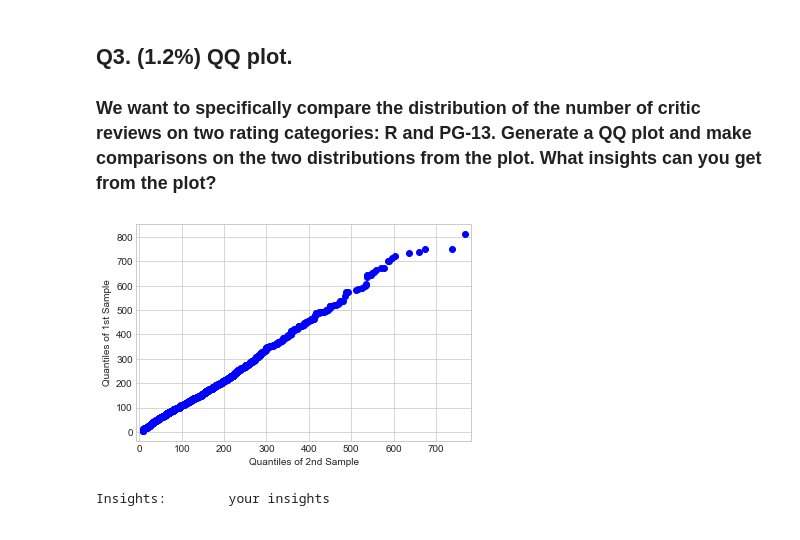
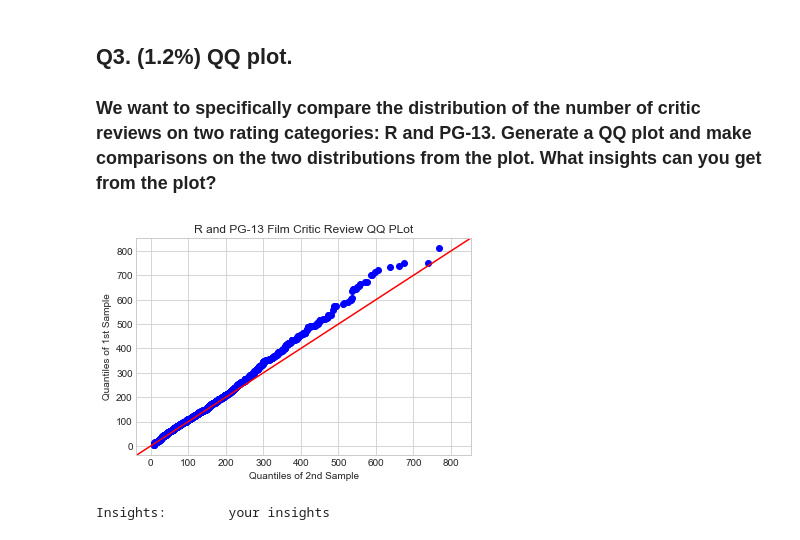
Before and after one commit to carlit-os/datasci_hw2_plots, a Jupyter notebook: HW2.ipynb, the cells around one changed output. Cells and saved outputs as stored; diff of their text form; code cells hidden in the pictures.

Commit message:
Stuck on adding title to Q4

```diff
--- a/HW2.ipynb
+++ b/HW2.ipynb
@@ -106,12 +106,18 @@ Insights:        Among all ratings, most movies earn 200 reviews or less. Each r
 # %%
 #pp_r = sm.ProbPlot(rCritics)
 #pp_13 = sm.ProbPlot(pg13Critics)
 
-qqplot_2samples(np.array(rCritics),np.array(pg13Critics))
+
+qqplot_2samples(np.array(rCritics),np.array(pg13Critics),line='45') #probably has relationship if followes 45 deg line
+
+plt.title("R and PG-13 Film Critic Review QQ PLot")
+
+
+
 plt.show()
 ##TODO
 # %% [output]
-[figure, old version]
+[figure, new version]
 # %%
 ##TODO
 insights = 'your insights'
```
